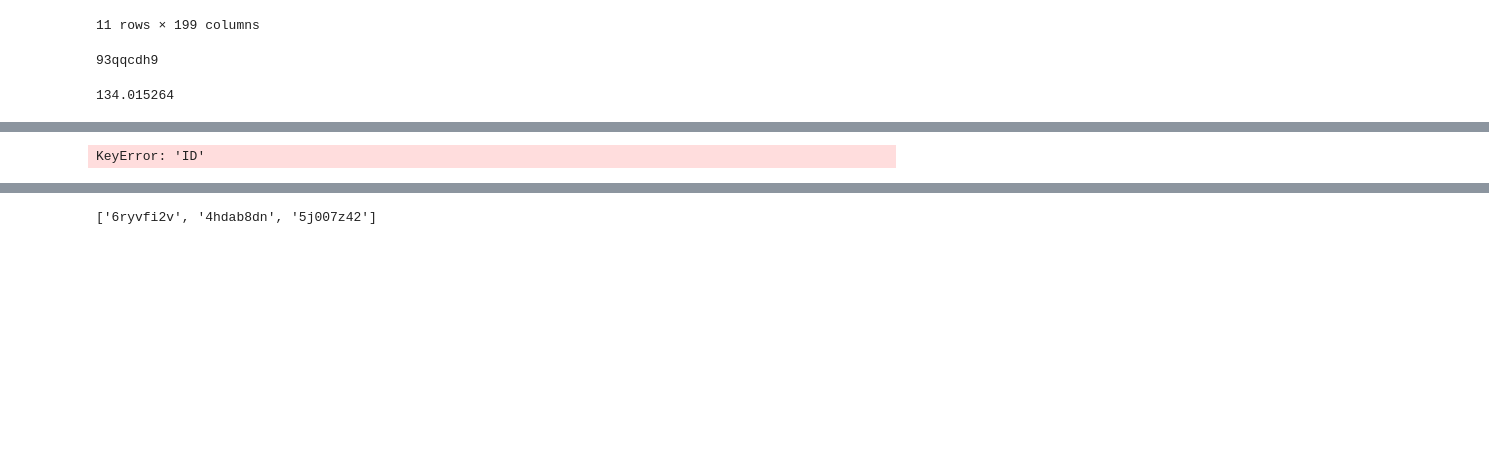
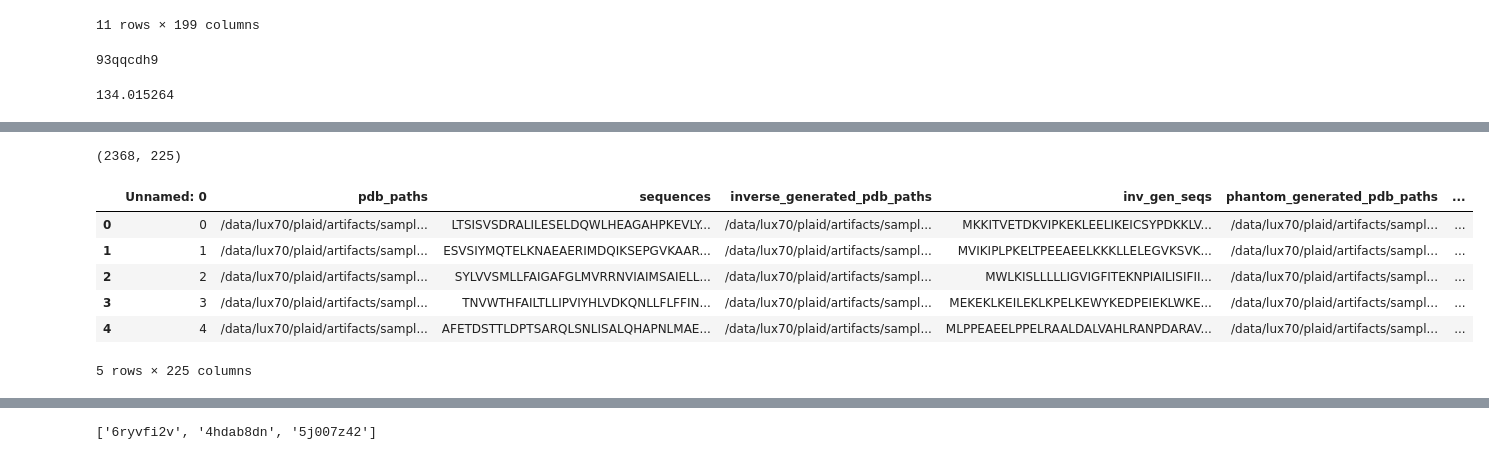
Before and after one commit to amyxlu/plaid-dev-distributed, a Jupyter notebook: notebooks/FIGURE_scaling.ipynb, the cells around one changed output, grey strips where cells are left out. Drawn from its saved outputs; the diff is of its cells as text; code cells hidden in the pictures; blank space fills up the shorter version.

```diff
--- a/notebooks/FIGURE_scaling.ipynb
+++ b/notebooks/FIGURE_scaling.ipynb
@@ -73,4 +78,14 @@ big_df.head()
 # %%
-big_df.merge(hparam_tbl, on="ID")
+big_df = big_df.merge(hparam_tbl, on="ID", how="left")
-# %% [output]
-KeyError: 'ID'
+# %%
+print(big_df.shape)
+big_df.head()
+# %% [output]
+(2368, 225)
+|  | Unnamed: 0 | pdb_paths | sequences | inverse_generated_pdb_paths | inv_gen_seqs | phantom_generated_pdb_paths | ... |
+| 0 | 0 | /data/lux70/plaid/artifacts/sampl... | LTSISVSDRALILESELDQWLHEAGAHPKEVLY... | /data/lux70/plaid/artifacts/sampl... | MKKITVETDKVIPKEKLEELIKEICSYPDKKLV... | /data/lux70/plaid/artifacts/sampl... | ... |
+| 1 | 1 | /data/lux70/plaid/artifacts/sampl... | ESVSIYMQTELKNAEAERIMDQIKSEPGVKAAR... | /data/lux70/plaid/artifacts/sampl... | MVIKIPLPKELTPEEAEELKKKLLELEGVKSVK... | /data/lux70/plaid/artifacts/sampl... | ... |
+| 2 | 2 | /data/lux70/plaid/artifacts/sampl... | SYLVVSMLLFAIGAFGLMVRRNVIAIMSAIELL... | /data/lux70/plaid/artifacts/sampl... | MWLKISLLLLLIGVIGFITEKNPIAILISIFII... | /data/lux70/plaid/artifacts/sampl... | ... |
+| 3 | 3 | /data/lux70/plaid/artifacts/sampl... | TNVWTHFAILTLLIPVIYHLVDKQNLLFLFFIN... | /data/lux70/plaid/artifacts/sampl... | MEKEKLKEILEKLKPELKEWYKEDPEIEKLWKE... | /data/lux70/plaid/artifacts/sampl... | ... |
+| 4 | 4 | /data/lux70/plaid/artifacts/sampl... | AFETDSTTLDPTSARQLSNLISALQHAPNLMAE... | /data/lux70/plaid/artifacts/sampl... | MLPPEAEELPPELRAALDALVAHLRANPDARAV... | /data/lux70/plaid/artifacts/sampl... | ... |
+5 rows × 225 columns
```
Also changed, not shown: parts of 9 cells of this notebook, 1 other file.
